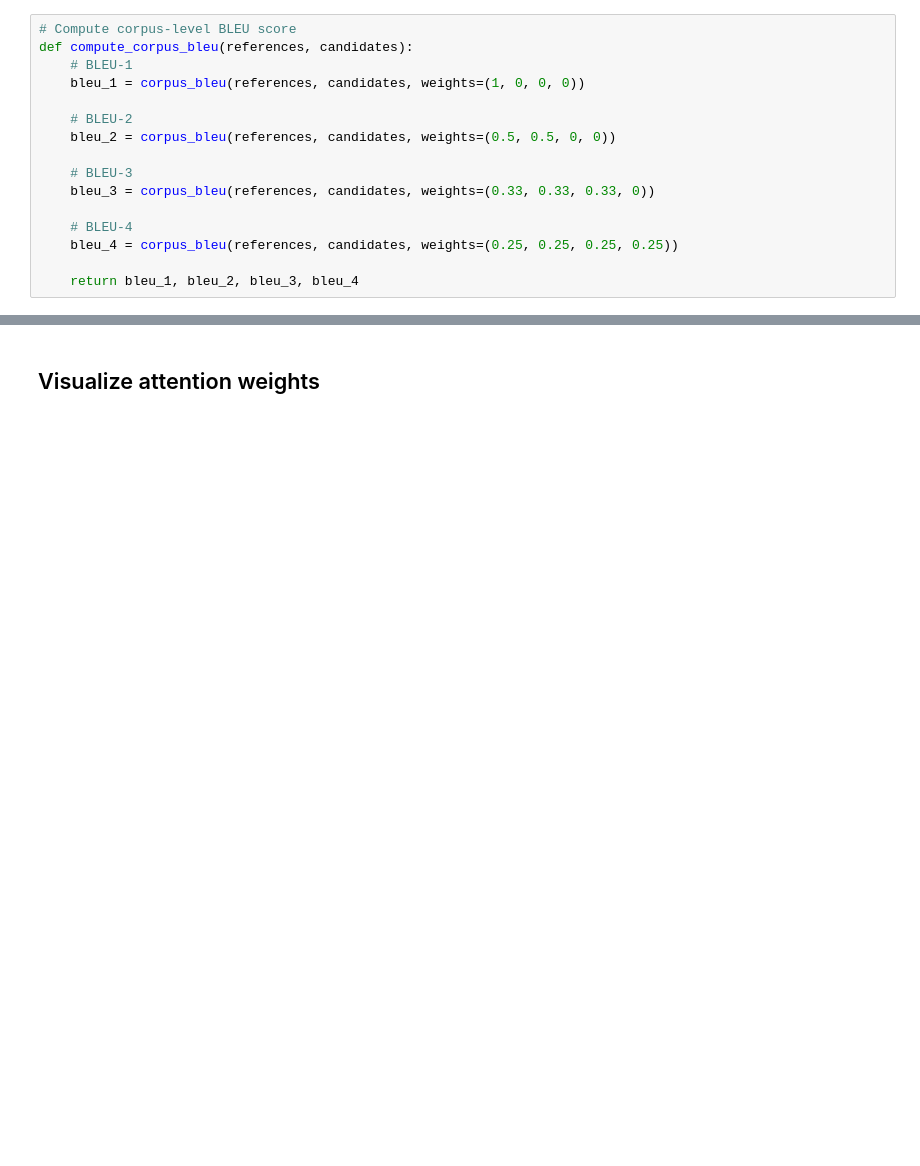
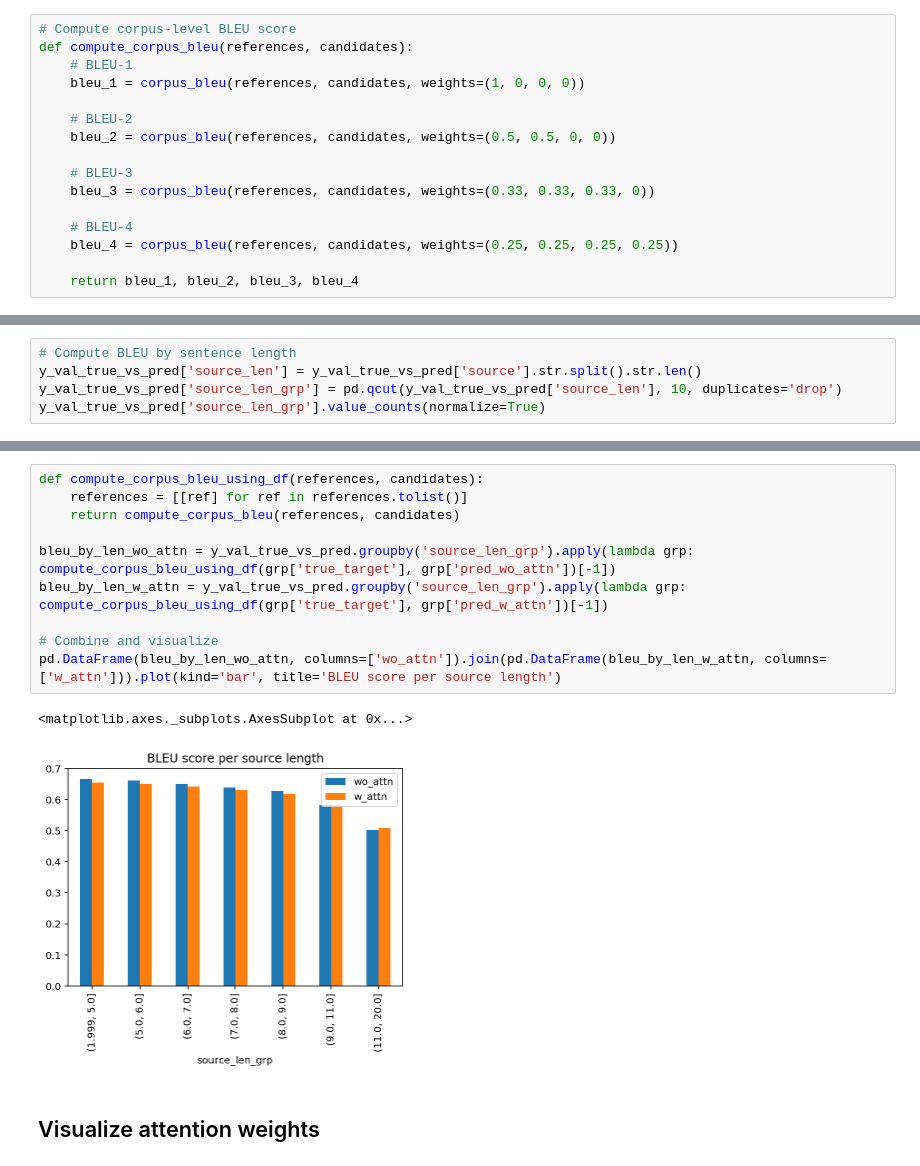
Before and after one commit to Runze/seq2seq-translation-attention, a Jupyter notebook: translate-keras.ipynb, the cells around one changed output, grey strips where cells are left out. Drawn from its saved outputs; the diff is of its cells as text; blank space fills up the shorter version.

```diff
--- a/translate-keras.ipynb
+++ b/translate-keras.ipynb
@@ -904,0 +911,5 @@ compute_corpus_bleu([[detok(ref)] for ref in y_val], y_val_pred_w_attn)
+# %%
+# Compute BLEU by sentence length
+y_val_true_vs_pred['source_len'] = y_val_true_vs_pred['source'].str.split().str.len()
+y_val_true_vs_pred['source_len_grp'] = pd.qcut(y_val_true_vs_pred['source_len'], 10, duplicates='drop')
+y_val_true_vs_pred['source_len_grp'].value_counts(normalize=True)
@@ -905,3 +925,16 @@ compute_corpus_bleu([[detok(ref)] for ref in y_val], y_val_pred_w_attn)
+# %%
+def compute_corpus_bleu_using_df(references, candidates):
+    references = [[ref] for ref in references.tolist()]
+    return compute_corpus_bleu(references, candidates)
+
+bleu_by_len_wo_attn = y_val_true_vs_pred.groupby('source_len_grp').apply(lambda grp: compute_corpus_bleu_using_df(grp['true_target'], grp['pred_wo_attn'])[-1])
+bleu_by_len_w_attn = y_val_true_vs_pred.groupby('source_len_grp').apply(lambda grp: compute_corpus_bleu_using_df(grp['true_target'], grp['pred_w_attn'])[-1])
+
+# Combine and visualize
+pd.DataFrame(bleu_by_len_wo_attn, columns=['wo_attn']).join(pd.DataFrame(bleu_by_len_w_attn, columns=['w_attn'])).plot(kind='bar', title='BLEU score per source length')
+# %% [output]
+<matplotlib.axes._subplots.AxesSubplot at 0x...>
+[figure, added]
 # %% [markdown]
 ## Visualize attention weights
 # %%
```
Also changed, not shown: parts of 14 cells of this notebook, 3 other files.
